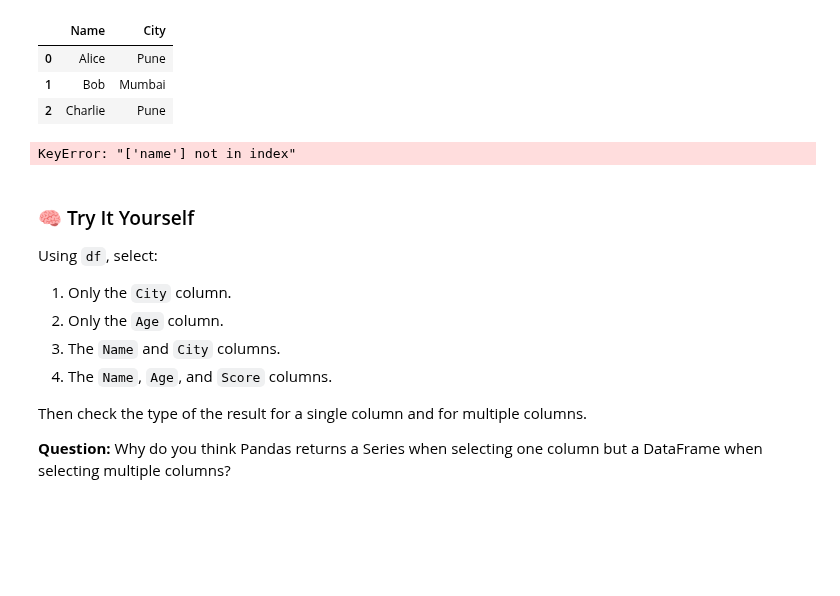
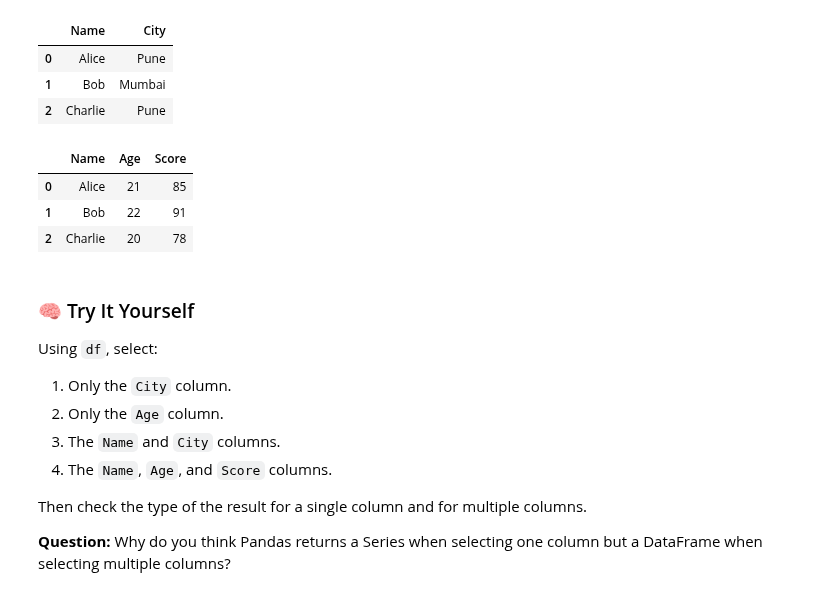
Before and after one commit to Pankaj-Jadhav17/Python, a Jupyter notebook: Python_Assignments/pandas_workbook.ipynb, the cells around one changed output. Saved outputs shown, nothing was run; the diff lists cells and outputs as text; code cells hidden in the pictures; blank space fills up the shorter version.

```diff
--- a/Python_Assignments/pandas_workbook.ipynb
+++ b/Python_Assignments/pandas_workbook.ipynb
@@ -303,9 +345,12 @@ df[["Name","City"]]
 | 1 | Bob | Mumbai |
 | 2 | Charlie | Pune |
 # %%
-df[["name","Age","Score"]]
+df[["Name", "Age", "Score"]]
 # %% [output]
-KeyError: "['name'] not in index"
+|  | Name | Age | Score |
+| 0 | Alice | 21 | 85 |
+| 1 | Bob | 22 | 91 |
+| 2 | Charlie | 20 | 78 |
 # %% [markdown]
 ### 🧠 Try It Yourself
 
```
Also changed, not shown: parts of 17 cells of this notebook, 2 other files.
